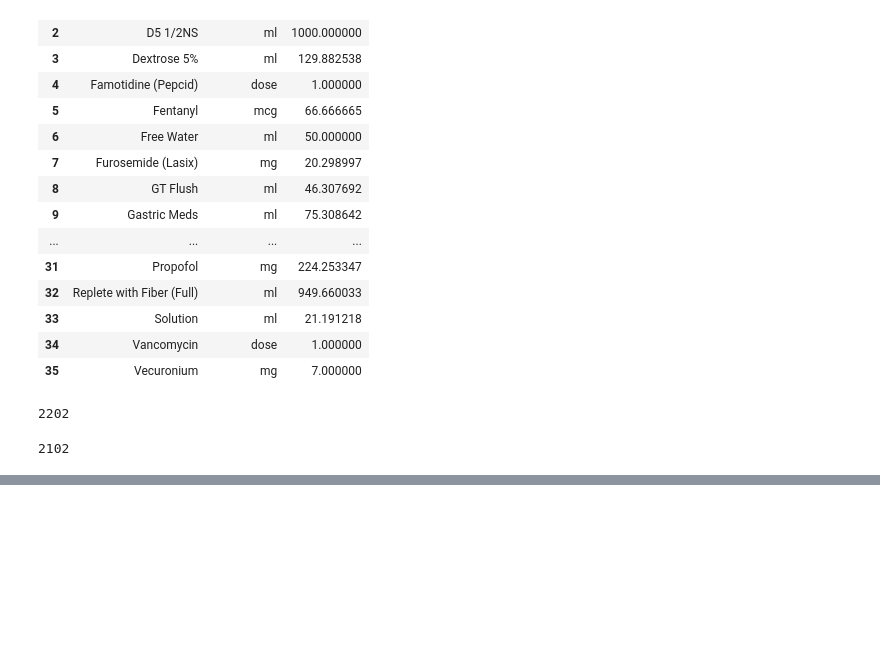
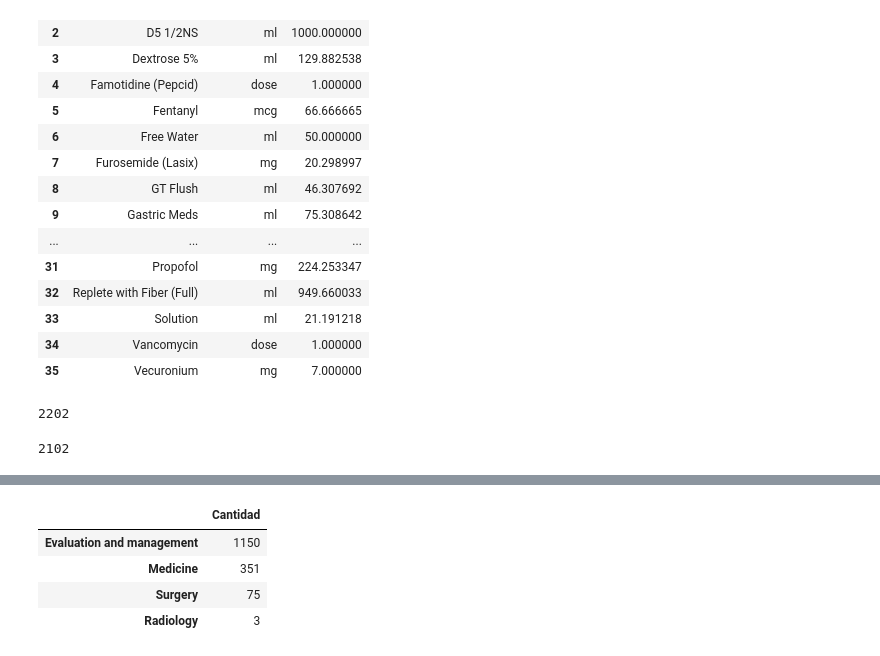
Before and after one commit to LuisM18/PF_Henry_UCI, a Jupyter notebook: auxiliar.ipynb, the cells around one changed output, grey strips where cells are left out. Cells and saved outputs as stored; diff of their text form; code cells hidden in the pictures; blank space fills up the shorter version.

```diff
--- a/auxiliar.ipynb
+++ b/auxiliar.ipynb
@@ -730,0 +763,16 @@ pd.unique(inpute['start_year']).min()
+# %%
+
+
+
+#Procedimientos mas repetidos
+cptevents['sectionheader'].dropna(inplace=True)
+datas_cptevents = cptevents['sectionheader'].value_counts()
+datas_cptevents = pd.DataFrame(datas_cptevents)
+datas_cptevents.rename(columns= {"sectionheader": "Cantidad"}, inplace=True)
+datas_cptevents.head(5)
+# %% [output]
+|  | Cantidad |
+| Evaluation and management | 1150 |
+| Medicine | 351 |
+| Surgery | 75 |
+| Radiology | 3 |
```
Also changed, not shown: parts of 6 cells of this notebook, 1 other file.
